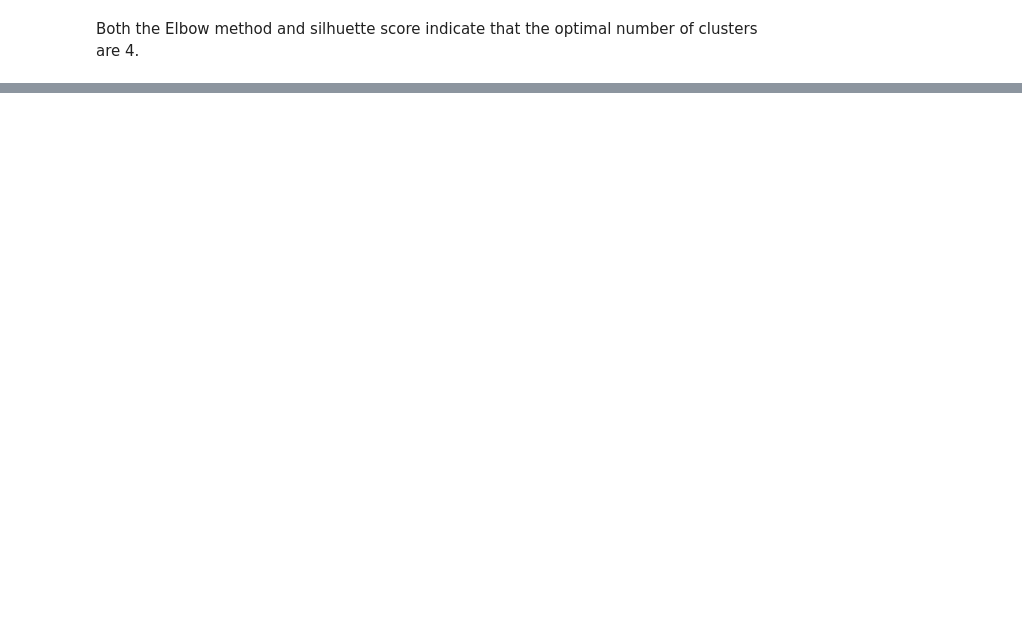
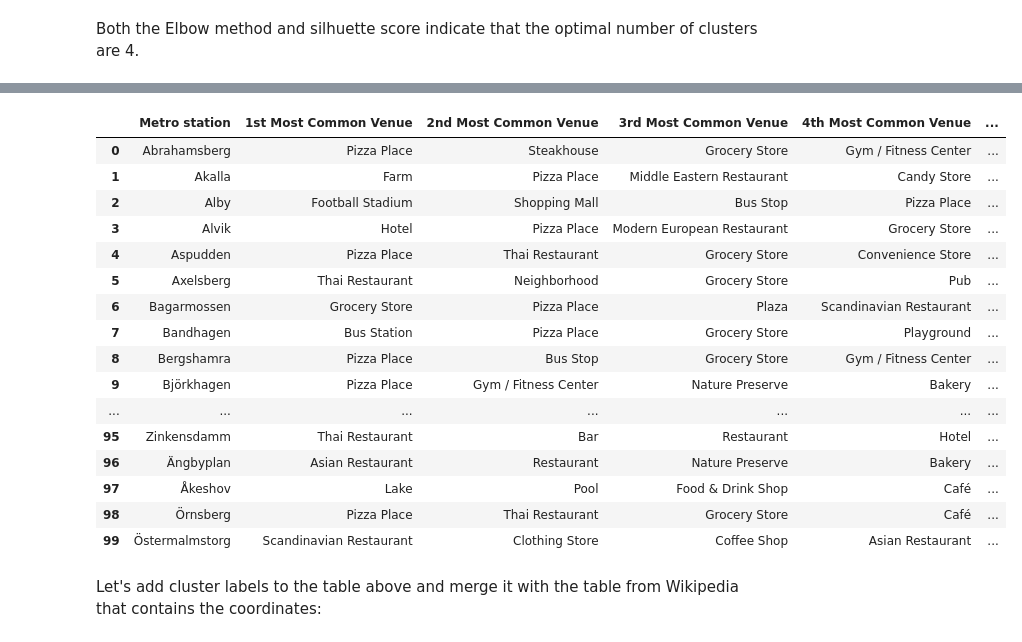
Before and after one commit to OxanaFalk/Coursera_Capstone, a Jupyter notebook: Notebook_Final_assigment_Capstone_Project_Oxana_Falk.ipynb, the cells around one changed output, grey strips where cells are left out. Cells and saved outputs as stored; diff of their text form; code cells hidden in the pictures; blank space fills up the shorter version.

```diff
--- a/Notebook_Final_assigment_Capstone_Project_Oxana_Falk.ipynb
+++ b/Notebook_Final_assigment_Capstone_Project_Oxana_Falk.ipynb
@@ -506,3 +513,50 @@ array([0, 2, 0, 2, 2, 0, 0, 2, 0, 0, 2, 2, 3, 3, 2, 0, 2, 2, 2, 2, 2, 2,
+# %%
+def return_most_common_venues(row, num_top_venues):
+    row_categories = row.iloc[1:]
+    row_categories_sorted = row_categories.sort_values(ascending=False)
+
+    return row_categories_sorted.index.values[0:num_top_venues]
+
+num_top_venues = 6
+
+indicators = ['st', 'nd', 'rd']
+
+# create columns according to number of top venues
+columns = ['Metro station']
+for ind in np.arange(num_top_venues):
+    try:
+        columns.append('{}{} Most Common Venue'.format(ind+1, indicators[ind]))
+    except:
+        columns.append('{}th Most Common Venue'.format(ind+1))
+
+# create a new dataframe
+metro_stations_venues_sorted = pd.DataFrame(columns=columns)
+metro_stations_venues_sorted['Metro station'] = sthlm_grouped['Metro station']
+
+for ind in np.arange(sthlm_grouped.shape[0]):
+    metro_stations_venues_sorted.iloc[ind, 1:] = return_most_common_venues(sthlm_grouped.iloc[ind, :], num_top_venues)
+
+metro_stations_venues_sorted
+# %% [output]
+|  | Metro station | 1st Most Common Venue | 2nd Most Common Venue | 3rd Most Common Venue | 4th Most Common Venue | ... |
+| 0 | Abrahamsberg | Pizza Place | Steakhouse | Grocery Store | Gym / Fitness Center | ... |
+| 1 | Akalla | Farm | Pizza Place | Middle Eastern Restaurant | Candy Store | ... |
+| 2 | Alby | Football Stadium | Shopping Mall | Bus Stop | Pizza Place | ... |
+| 3 | Alvik | Hotel | Pizza Place | Modern European Restaurant | Grocery Store | ... |
+| 4 | Aspudden | Pizza Place | Thai Restaurant | Grocery Store | Convenience Store | ... |
+| 5 | Axelsberg | Thai Restaurant | Neighborhood | Grocery Store | Pub | ... |
+| 6 | Bagarmossen | Grocery Store | Pizza Place | Plaza | Scandinavian Restaurant | ... |
+| 7 | Bandhagen | Bus Station | Pizza Place | Grocery Store | Playground | ... |
+| 8 | Bergshamra | Pizza Place | Bus Stop | Grocery Store | Gym / Fitness Center | ... |
+| 9 | Björkhagen | Pizza Place | Gym / Fitness Center | Nature Preserve | Bakery | ... |
+| ... | ... | ... | ... | ... | ... | ... |
+| 95 | Zinkensdamm | Thai Restaurant | Bar | Restaurant | Hotel | ... |
+| 96 | Ängbyplan | Asian Restaurant | Restaurant | Nature Preserve | Bakery | ... |
+| 97 | Åkeshov | Lake | Pool | Food & Drink Shop | Café | ... |
+| 98 | Örnsberg | Pizza Place | Thai Restaurant | Grocery Store | Café | ... |
+| 99 | Östermalmstorg | Scandinavian Restaurant | Clothing Store | Coffee Shop | Asian Restaurant | ... |
+# %% [markdown]
+Let's add cluster labels to the table above and merge it with the table from Wikipedia that contains the coordinates:
 # %%
 # add clustering labels
 metro_stations_venues_sorted.insert(0, 'Cluster Labels', kmeans.labels_)
```
Also changed, not shown: parts of 47 cells of this notebook, 1 other file.
